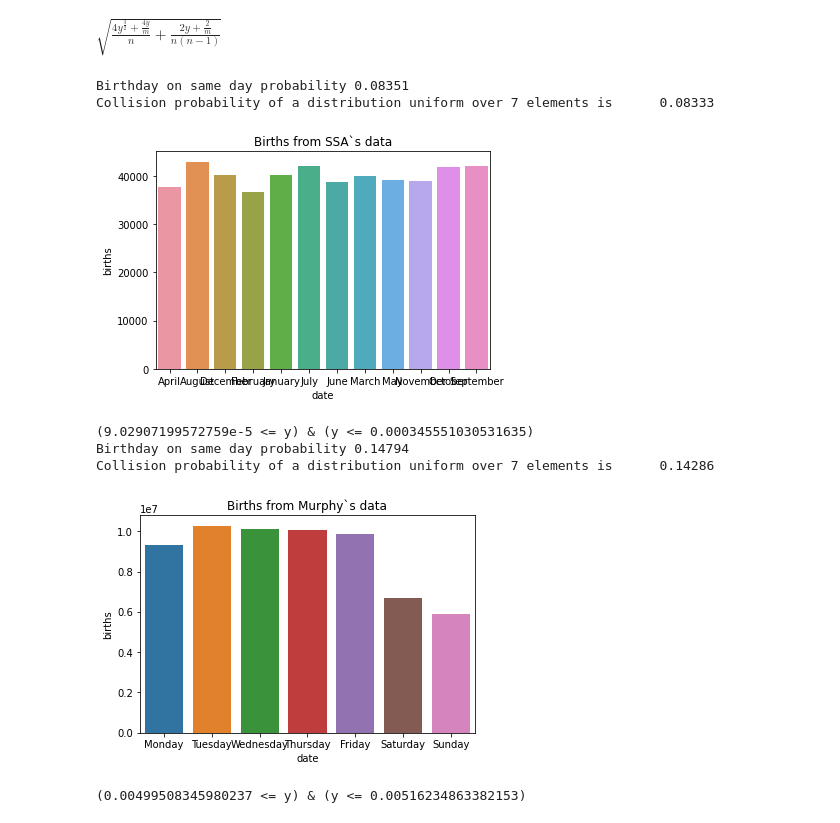
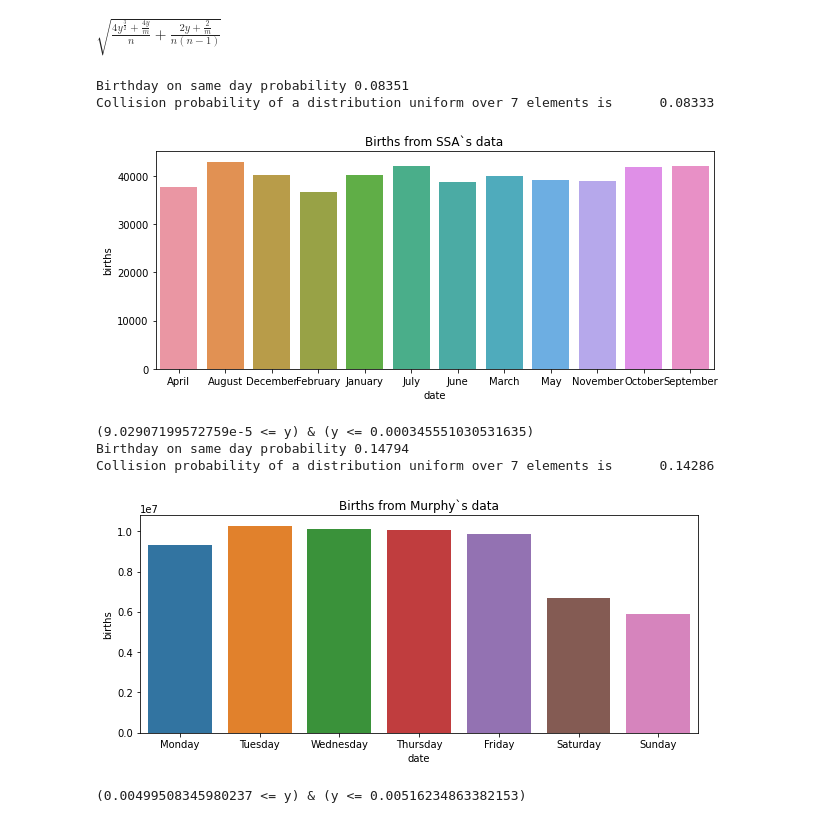
Before and after one commit to maciejskorski/ml_examples, a Jupyter notebook: RenyiEntropyEstimation.ipynb, the cells around one changed output. Drawn from its saved outputs; the diff is of its cells as text; code cells hidden in the pictures.

```diff
--- a/RenyiEntropyEstimation.ipynb
+++ b/RenyiEntropyEstimation.ipynb
@@ -66,0 +108,7 @@ N(0.05,0.25/2,0.5)
+# %%
+n = 10000
+samples = p.rvs(size=n)
+
+print(estimate_collision(samples))
+print(estimate_collision_high_conf(samples))
+print(estimate_collision_adaptive_high_conf(samples,K=10000))
@@ -160,36 +214,37 @@ $\displaystyle \sqrt{\frac{4 y^{\frac{3}{2}} + \frac{4 y}{m}}{n} + \frac{2 y + \
 # %%
 import numpy as np
 from scipy.special import binom
 import seaborn as sns
 import matplotlib.pyplot as plt
+
 
 titles = ['Births from SSA`s data','Births from Murphy`s data']
 
 for birthdays,label in zip([birthdays1,birthdays2],titles):
 
   p_col = binom(birthdays,2).sum()/binom(birthdays.sum(),2)
   n = birthdays.sum()
   m = len(birthdays)
   gap_col = p_col-1/m
 
   print('Birthday on same day probability {:.5f}'.format(p_col))
   print('Collision probability of a distribution uniform over 7 elements is 	{:.5f}'.format(1/m))
 
-  fig,ax = plt.subplots()
+  fig,ax = plt.subplots(figsize=(10,4))
   sns.barplot(data=birthdays.reset_index(),x='date',y='births',ax=ax)
   ax.set_title(label)
   plt.show()
 
   y,n,m,delta = sm.symbols('y,n,m,delta',positive=True)
   subs = {n : birthdays.sum(), m : len(birthdays)}
   sigma_subs = sigma(y,n,m).subs(subs)
   print(solve_univariate_inequality(abs(y-gap_col) <= 10*sigma_subs, y))
 # %% [output]
 Birthday on same day probability 0.08351
 Collision probability of a distribution uniform over 7 elements is      0.08333
-[figure, old version]
+[figure, new version]
 (9.02907199572759e-5 <= y) & (y <= 0.000345551030531635)
 Birthday on same day probability 0.14794
 Collision probability of a distribution uniform over 7 elements is      0.14286
-[figure, old version]
+[figure, new version]
 (0.00499508345980237 <= y) & (y <= 0.00516234863382153)
```
Also changed, not shown: parts of 13 cells of this notebook.
